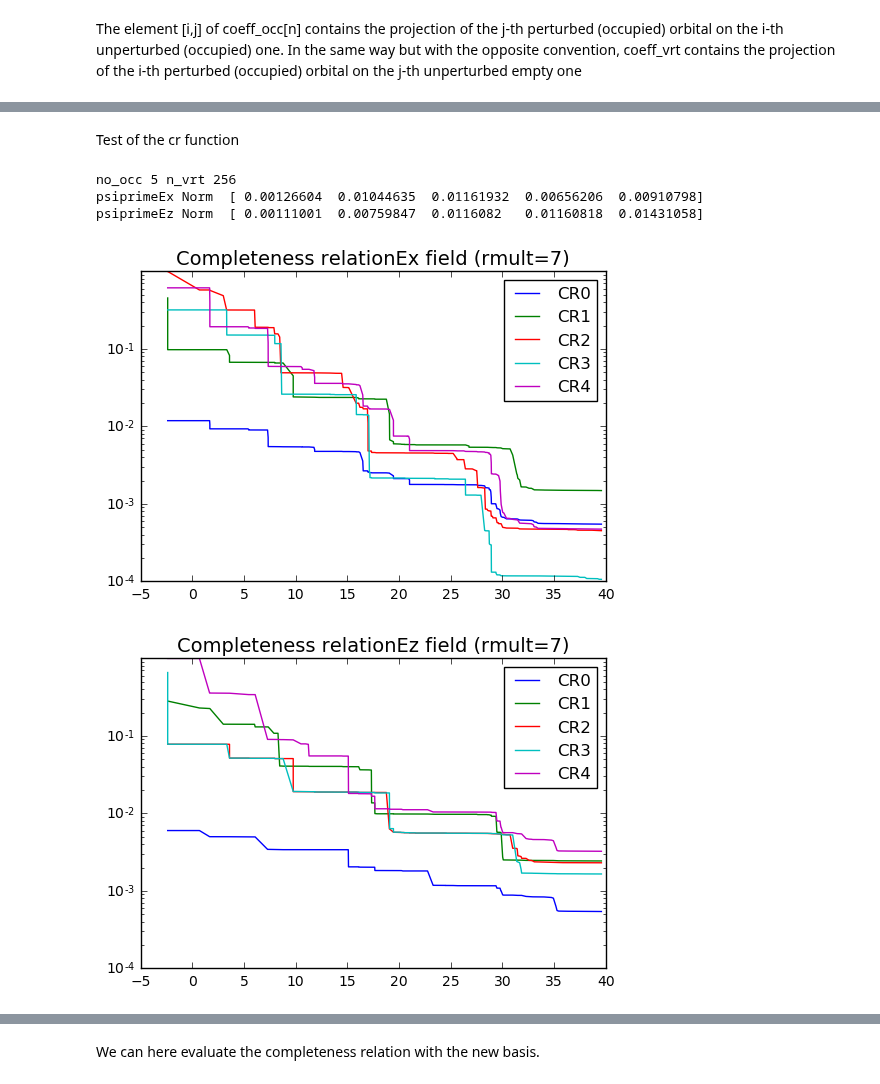
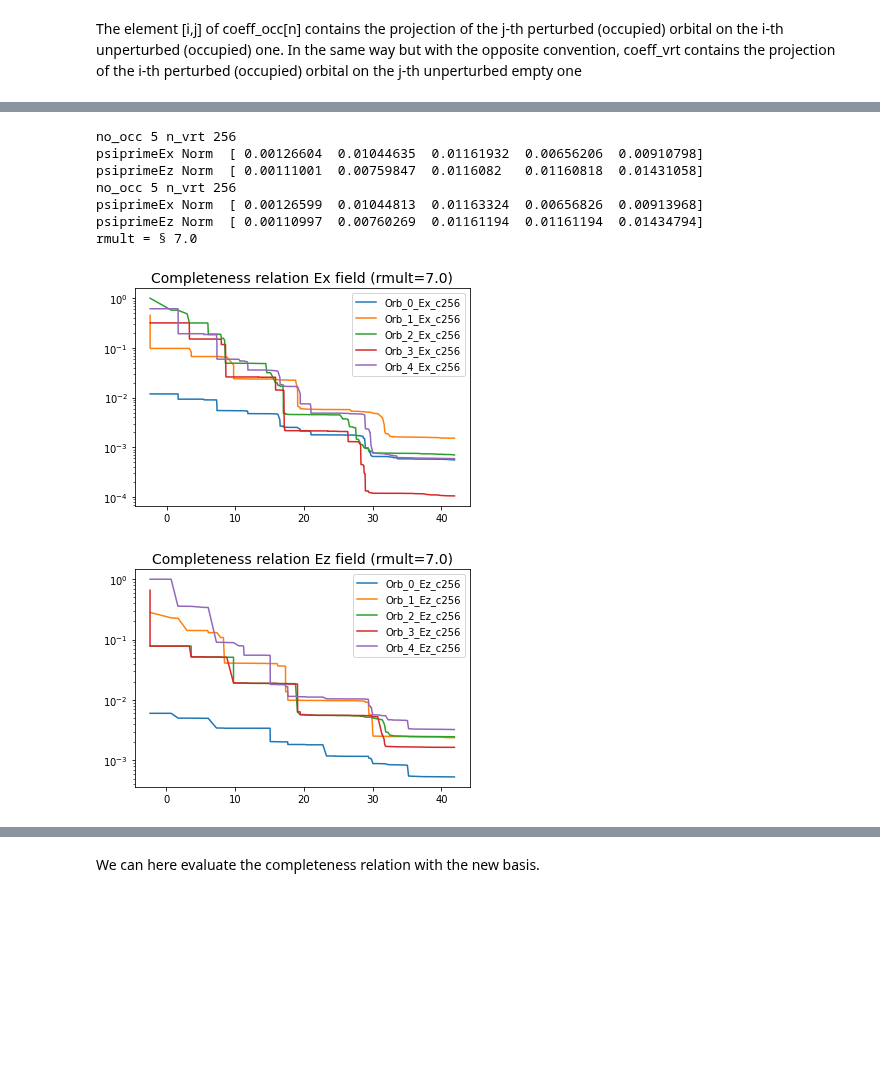
Before and after one commit to luigigenovese/KPM-nb, a Jupyter notebook: POLARIZABILITY/N2/Virtual_Orbitals_Completeness_Relation.ipynb, the cells around one changed output, grey strips where cells are left out. Cells and saved outputs as stored; diff of their text form; code cells hidden in the pictures; blank space fills up the shorter version.

```diff
--- a/POLARIZABILITY/N2/Virtual_Orbitals_Completeness_Relation.ipynb
+++ b/POLARIZABILITY/N2/Virtual_Orbitals_Completeness_Relation.ipynb
@@ -311,18 +165,28 @@ plt.show()
-# %% [markdown]
-Test of the cr function
-# %%
-e_v,crEx,crEz=completeness_relation(logs)
-# %% [output]
-no_occ 5 n_vrt 256
-psiprimeEx Norm  [ 0.00126604  0.01044635  0.01161932  0.00656206  0.00910798]
-psiprimeEz Norm  [ 0.00111001  0.00759847  0.0116082   0.01160818  0.01431058]
-# %%
-%matplotlib inline
-crplot(e_v,crEx,'Ex field (rmult=7)',False)
-plt.show()
-crplot(e_v,crEz,'Ez field (rmult=7)',False)
-plt.show()
-# %% [output]
-[figure, removed]
-[figure, removed]
+# %%
+reload(R)
+e_v_c256 = [0.0, 0.0]
+crEx_c256 = [0.0, 0.0]
+crEz_c256 = [0.0, 0.0]
+for r in range(len(rVal)):
+    e_v_c256[r],crEx_c256[r],crEz_c256[r]=R.completeness_relation(CR_data[r])
+
+r = 0
+print 'rmult = §', rVal[r]
+
+#%matplotlib inline
+rhoPlot = False
+R.crplot(e_v_c256[r],crEx_c256[r],'Ex field (rmult='+str(rVal[r])+')','Ex_c256',rhoPlot)
+plt.show()
+R.crplot(e_v_c256[r],crEz_c256[r],'Ez field (rmult='+str(rVal[r])+')','Ez_c256',rhoPlot)
+plt.show()
+# %% [output]
+no_occ 5 n_vrt 256
+psiprimeEx Norm  [ 0.00126604  0.01044635  0.01161932  0.00656206  0.00910798]
+psiprimeEz Norm  [ 0.00111001  0.00759847  0.0116082   0.01160818  0.01431058]
+no_occ 5 n_vrt 256
+psiprimeEx Norm  [ 0.00126599  0.01044813  0.01163324  0.00656826  0.00913968]
+psiprimeEz Norm  [ 0.00110997  0.00760269  0.01161194  0.01161194  0.01434794]
+rmult = § 7.0
+[figure, added]
+[figure, added]
 # %% [markdown]
```
Also changed, not shown: parts of 123 cells of this notebook, 48 other files.
